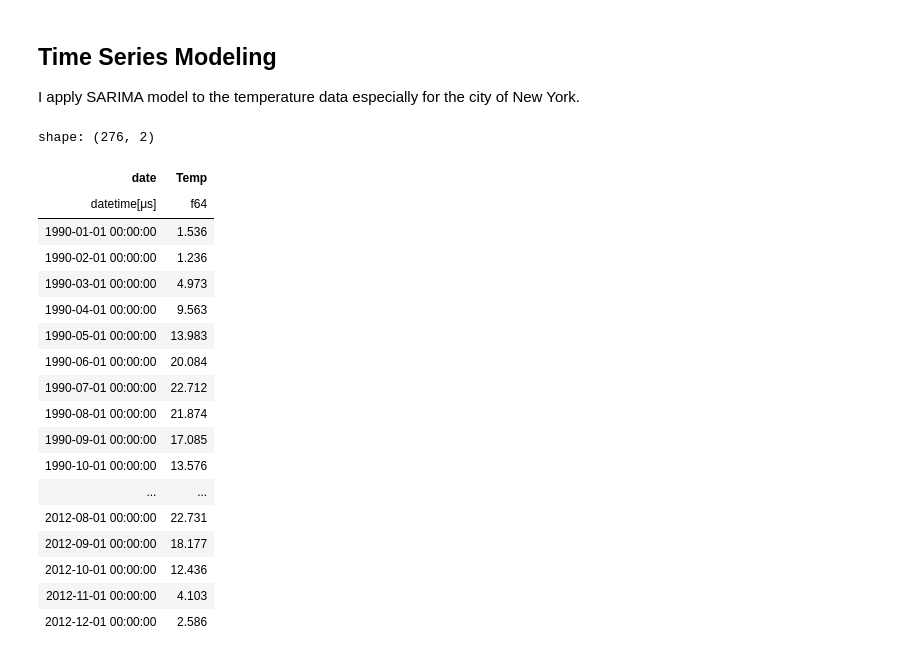
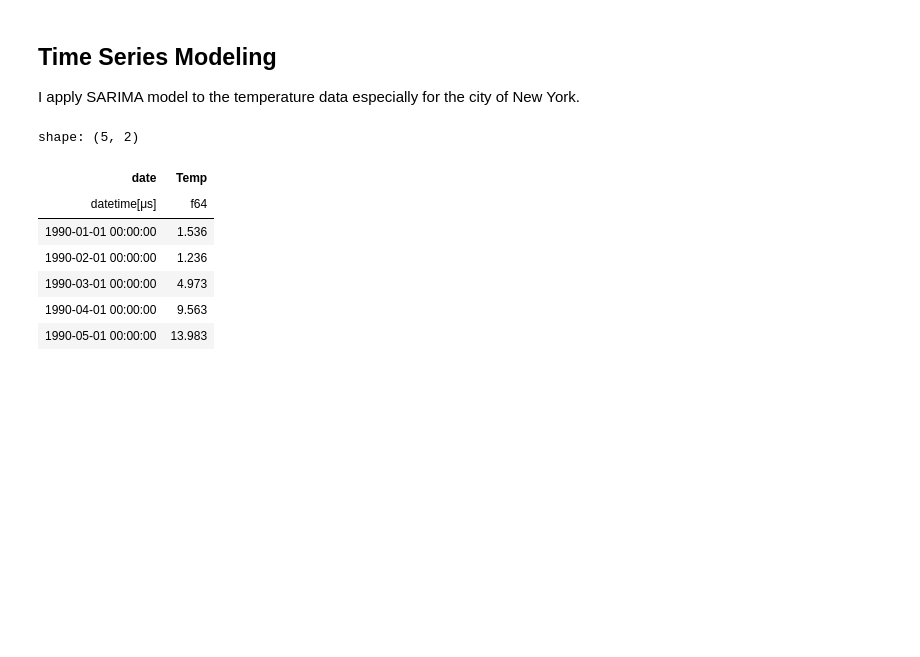
Before and after one commit to idsts2670/climate-change-analysis, a Jupyter notebook: climate_change.ipynb, the cells around one changed output. Cells and saved outputs as stored; diff of their text form; code cells hidden in the pictures; blank space fills up the shorter version.

```diff
--- a/climate_change.ipynb
+++ b/climate_change.ipynb
@@ -267,37 +258,26 @@ I apply SARIMA model to the temperature data especially for the city of New York
 # %%
 # preprocessing for the analysis
 start_date = datetime(1990, 1, 1)
 end_date = datetime(2012, 12, 31)
 
 # filter the data for New York and select the date and average temperature
 # Also, filter the data for the specified date range (1990-2012)
 ny = df_city.filter((pl.col("city") == "New York")
     ).select(pl.col("date"), pl.col("avg_temp").alias("Temp")
     ).filter((pl.col("date") >= start_date) & (pl.col("date") <= end_date))
 
 # change theb data frqeuency to monthly and fill the null values with the previous value
 ny = ny.upsample(
     time_column="date", every="1mo", maintain_order=True
     ).with_columns((pl.col("Temp").backward_fill(limit=1)))
 
-ny
+ny.head()
 # %% [output]
-shape: (276, 2)
+shape: (5, 2)
 | date | Temp |
 | datetime[μs] | f64 |
 | 1990-01-01 00:00:00 | 1.536 |
 | 1990-02-01 00:00:00 | 1.236 |
 | 1990-03-01 00:00:00 | 4.973 |
 | 1990-04-01 00:00:00 | 9.563 |
 | 1990-05-01 00:00:00 | 13.983 |
-| 1990-06-01 00:00:00 | 20.084 |
-| 1990-07-01 00:00:00 | 22.712 |
-| 1990-08-01 00:00:00 | 21.874 |
-| 1990-09-01 00:00:00 | 17.085 |
-| 1990-10-01 00:00:00 | 13.576 |
-| ... | ... |
-| 2012-08-01 00:00:00 | 22.731 |
-| 2012-09-01 00:00:00 | 18.177 |
-| 2012-10-01 00:00:00 | 12.436 |
-| 2012-11-01 00:00:00 | 4.103 |
-| 2012-12-01 00:00:00 | 2.586 |
```
Also changed, not shown: parts of 16 cells of this notebook.
